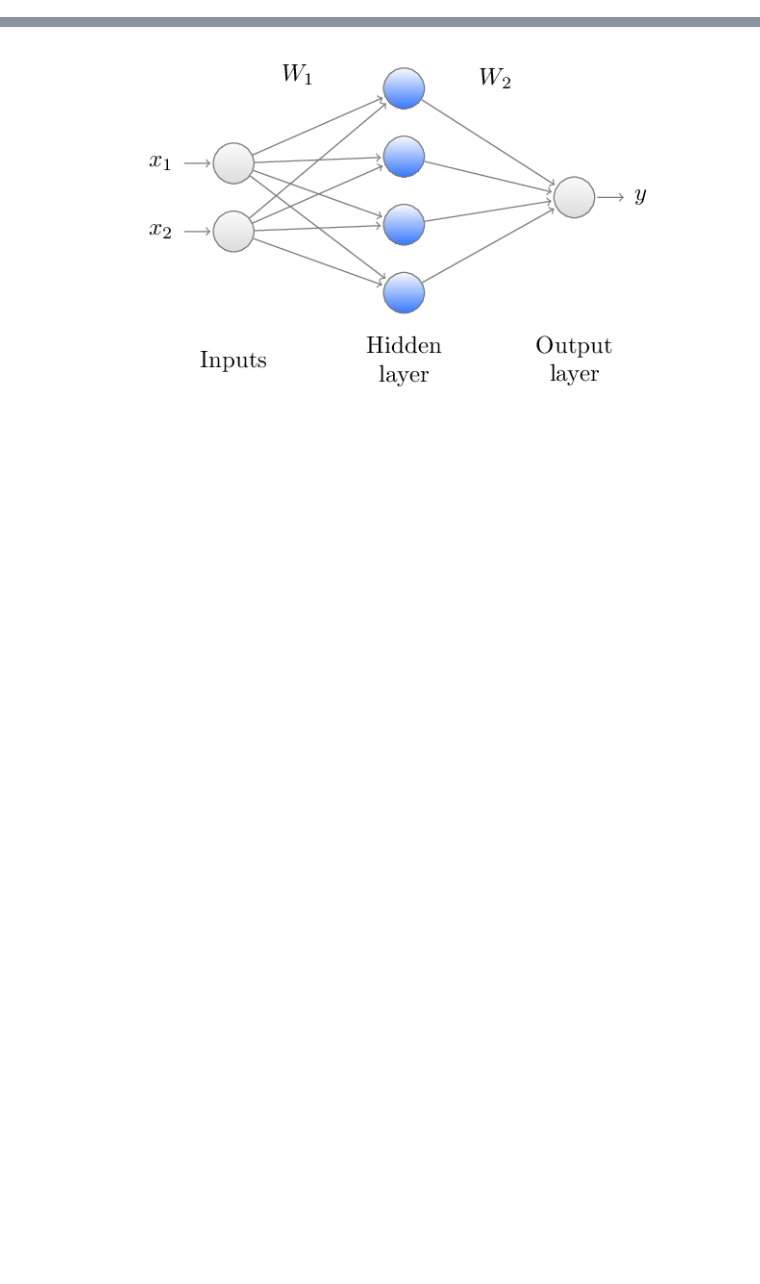
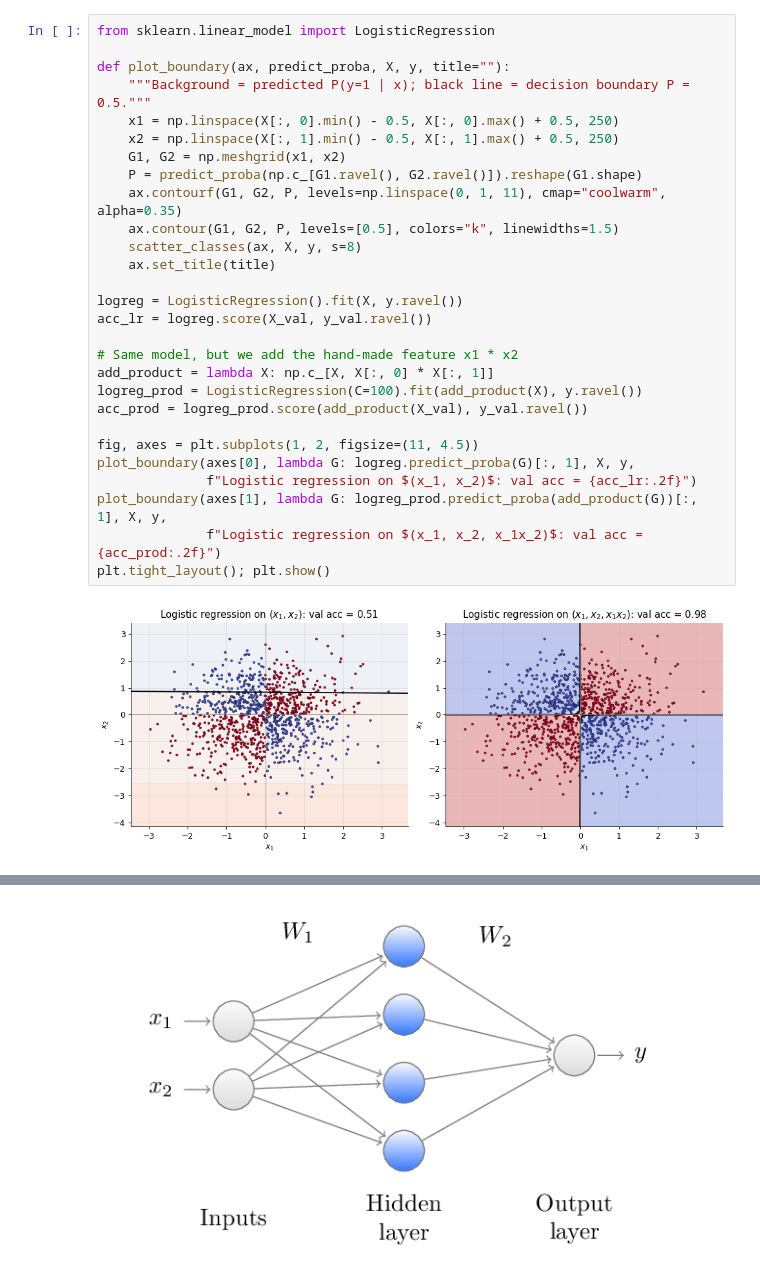
Before and after one commit to imagra93/ML-course-labs, a Jupyter notebook: deep_learning/MLP_Numpy.ipynb, the cells around one changed output, grey strips where cells are left out. Drawn from its saved outputs; the diff is of its cells as text; blank space fills up the shorter version.

```diff
--- a/deep_learning/MLP_Numpy.ipynb
+++ b/deep_learning/MLP_Numpy.ipynb
@@ -147,0 +117,30 @@ We are implementing a simple feedforward neural network with:
+# %%
+from sklearn.linear_model import LogisticRegression
+
+def plot_boundary(ax, predict_proba, X, y, title=""):
+    """Background = predicted P(y=1 | x); black line = decision boundary P = 0.5."""
+    x1 = np.linspace(X[:, 0].min() - 0.5, X[:, 0].max() + 0.5, 250)
+    x2 = np.linspace(X[:, 1].min() - 0.5, X[:, 1].max() + 0.5, 250)
+    G1, G2 = np.meshgrid(x1, x2)
+    P = predict_proba(np.c_[G1.ravel(), G2.ravel()]).reshape(G1.shape)
+    ax.contourf(G1, G2, P, levels=np.linspace(0, 1, 11), cmap="coolwarm", alpha=0.35)
+    ax.contour(G1, G2, P, levels=[0.5], colors="k", linewidths=1.5)
+    scatter_classes(ax, X, y, s=8)
+    ax.set_title(title)
+
+logreg = LogisticRegression().fit(X, y.ravel())
+acc_lr = logreg.score(X_val, y_val.ravel())
+
+# Same model, but we add the hand-made feature x1 * x2
+add_product = lambda X: np.c_[X, X[:, 0] * X[:, 1]]
+logreg_prod = LogisticRegression(C=100).fit(add_product(X), y.ravel())
+acc_prod = logreg_prod.score(add_product(X_val), y_val.ravel())
+
+fig, axes = plt.subplots(1, 2, figsize=(11, 4.5))
+plot_boundary(axes[0], lambda G: logreg.predict_proba(G)[:, 1], X, y,
+              f"Logistic regression on $(x_1, x_2)$: val acc = {acc_lr:.2f}")
+plot_boundary(axes[1], lambda G: logreg_prod.predict_proba(add_product(G))[:, 1], X, y,
+              f"Logistic regression on $(x_1, x_2, x_1x_2)$: val acc = {acc_prod:.2f}")
+plt.tight_layout(); plt.show()
+# %% [output]
+[figure, added]
```
Also changed, not shown: parts of 84 cells of this notebook, 52 other files.
